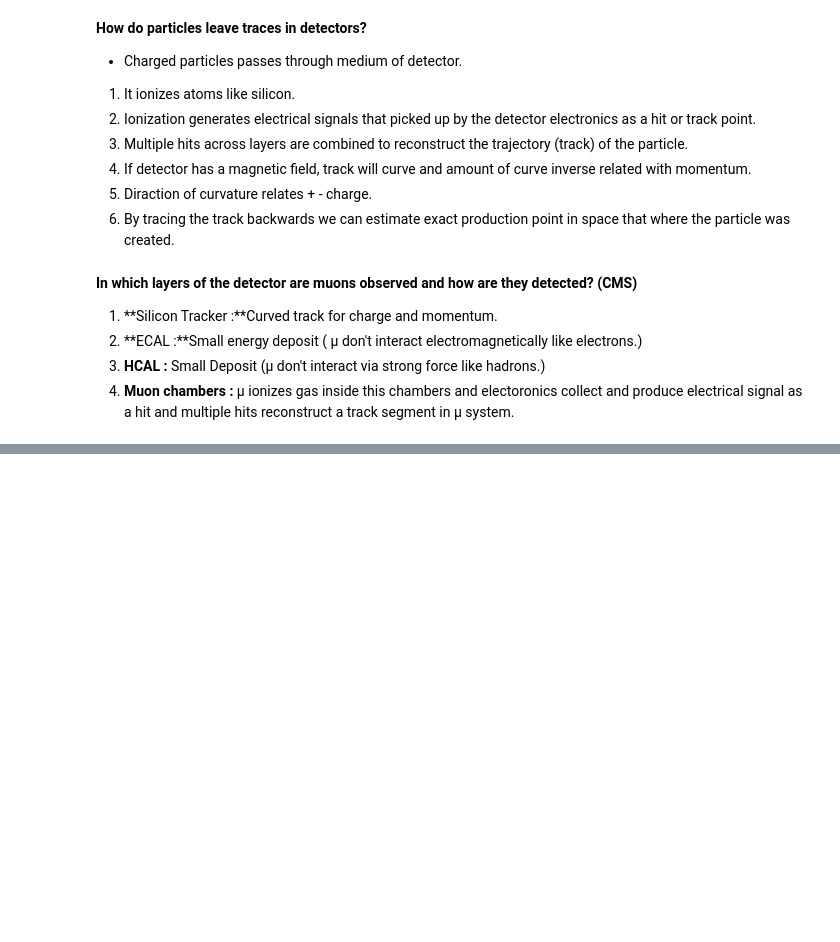
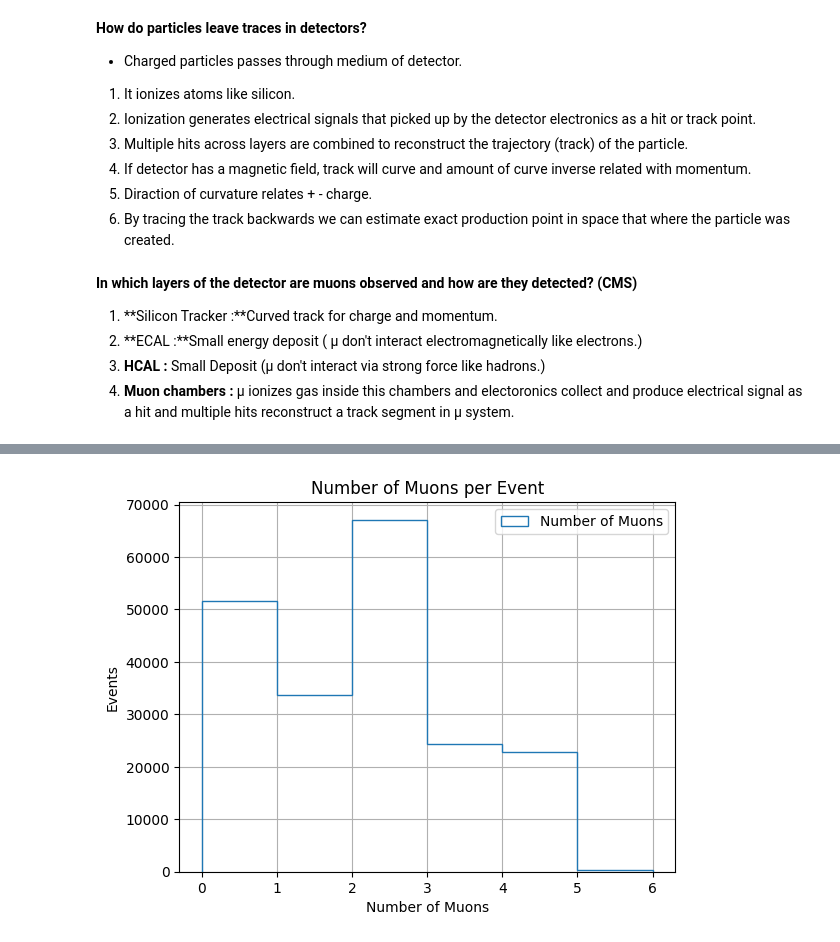
Before and after one commit to Trace-Zero/Simulated-dataset-HToAATo2Mu2B, a Jupyter notebook: MS_Collaboration_(2024)_Simulated_dataset_HToAATo2Mu2B_MA25_TuneCP5_13TeV_madgraph_pythia8_in_NANOAODSIM_format_for_2016_collision_open_data.ipynb, the cells around one changed output, grey strips where cells are left out. Drawn from its saved outputs; the diff is of its cells as text; code cells hidden in the pictures; blank space fills up the shorter version.

```diff
--- a/MS_Collaboration_(2024)_Simulated_dataset_HToAATo2Mu2B_MA25_TuneCP5_13TeV_madgraph_pythia8_in_NANOAODSIM_format_for_2016_collision_open_data.ipynb
+++ b/MS_Collaboration_(2024)_Simulated_dataset_HToAATo2Mu2B_MA25_TuneCP5_13TeV_madgraph_pythia8_in_NANOAODSIM_format_for_2016_collision_open_data.ipynb
@@ -337,0 +386,11 @@ plt.show()
+# %%
+num_muons_per_event = ak.num(muons, axis=1)
+plt.hist(num_muons_per_event, bins=6, range=(0, 6), histtype='step', label="Number of Muons")
+plt.xlabel("Number of Muons")
+plt.ylabel("Events")
+plt.legend()
+plt.grid()
+plt.title("Number of Muons per Event")
+plt.show()
+# %% [output]
+[figure, added]
```
Also changed, not shown: parts of 6 cells of this notebook.
